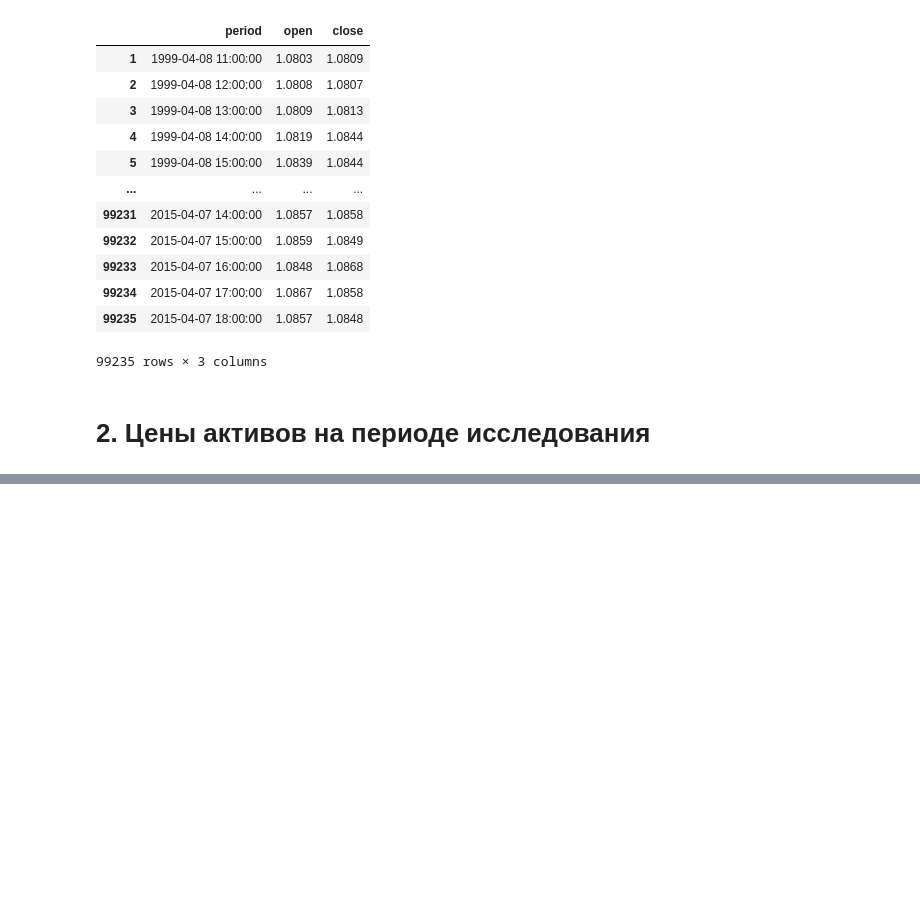
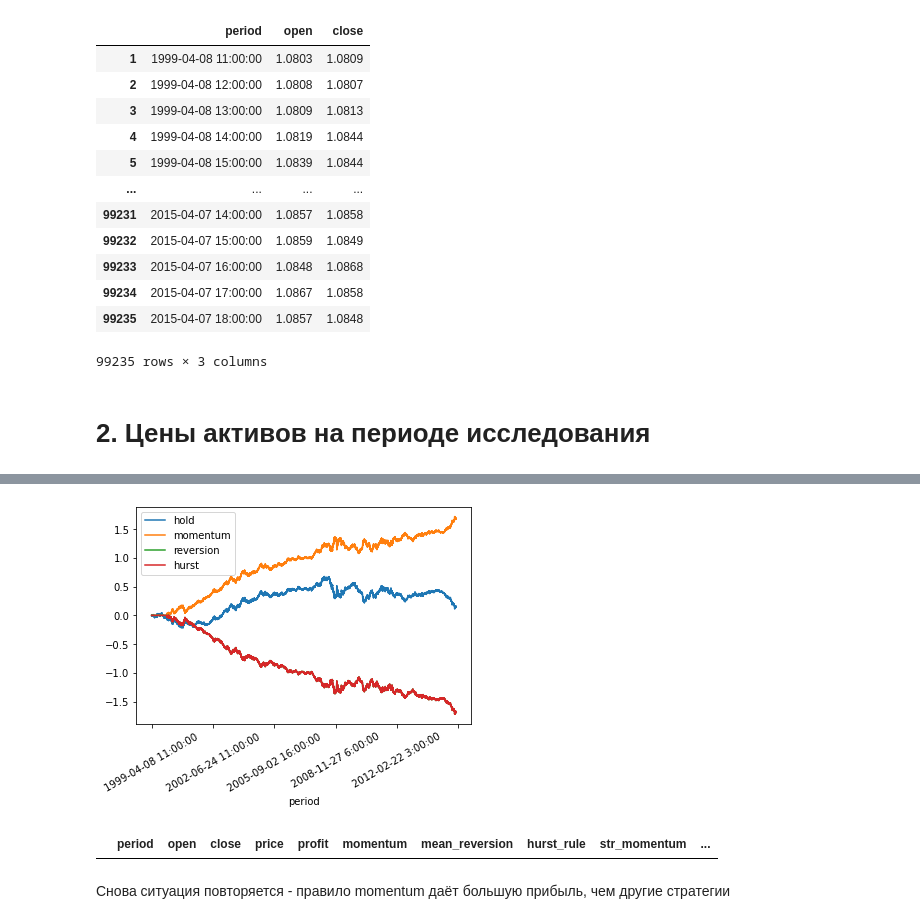
Before and after one commit to KamilaKur/IT4FinProject, a Jupyter notebook: Project.ipynb, the cells around one changed output, grey strips where cells are left out. Drawn from its saved outputs; the diff is of its cells as text; code cells hidden in the pictures; blank space fills up the shorter version.

```diff
--- a/Project.ipynb
+++ b/Project.ipynb
@@ -67,0 +218,19 @@ utils.plot_candles(eurusd, 0.01)
+# %%
+eurusd = pd.read_csv('data_eurusd.csv', index_col=0)
+eurusd = eurusd[['period', 'open', 'close']]
+eurusd['price'] = eurusd.apply(lambda x: np.mean((x.open, x.close)), axis=1)
+eurusd['profit'] = eurusd['close'] - eurusd['open']
+eurusd = momentum(eurusd,window=5000)
+eurusd = mean_reversion(eurusd,window=5000)
+eurusd = hurst_rule(eurusd,window=5000)
+eurusd = count_cumsum(eurusd)
+# %%
+plot_all(eurusd, 'hold', 'momentum', 'reversion', 'hurst')
+# %% [output]
+[figure, added]
+# %%
+eurusd[eurusd['hurst_rule'] != eurusd['mean_reversion']]
+# %% [output]
+|  | period | open | close | price | profit | momentum | mean_reversion | hurst_rule | str_momentum | ... |
+# %% [markdown]
+Снова ситуация повторяется - правило momentum даёт большую прибыль, чем другие стратегии
```
Also changed, not shown: parts of 31 cells of this notebook.
